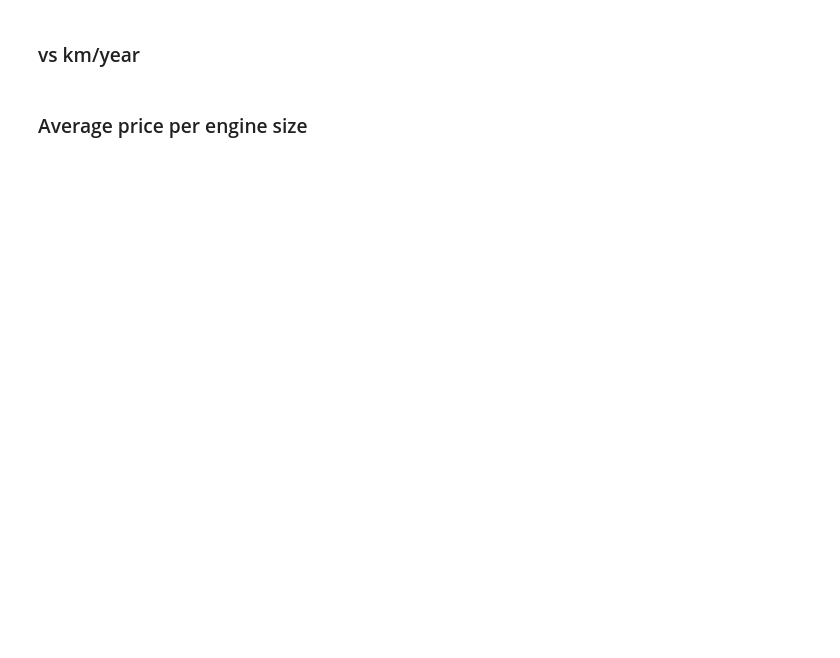
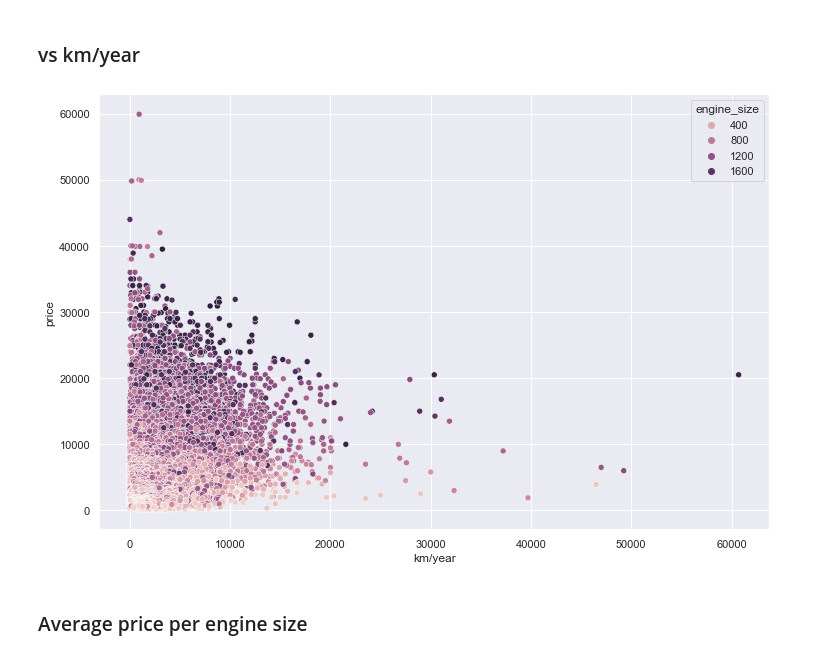
Before and after one commit to AnthonyDF/tresboncoin, a Jupyter notebook: notebooks/anthony/Model.ipynb, the cells around one changed output. Saved outputs shown, nothing was run; the diff lists cells and outputs as text; code cells hidden in the pictures; blank space fills up the shorter version.

```diff
--- a/notebooks/anthony/Model.ipynb
+++ b/notebooks/anthony/Model.ipynb
@@ -68,7 +80,9 @@ sns.scatterplot(x='age', y='price', hue='engine_size_db', data=data);
 # %% [markdown]
 ### vs km/year
 # %%
-sns.scatterplot(x='km/year', y='price', hue='engine_size_db',data=data);
+sns.scatterplot(x='km/year', y='price', hue='engine_size',data=data);
+# %% [output]
+[figure, added]
 # %% [markdown]
 ### Average price per engine size
 # %%
```
Also changed, not shown: parts of 26 cells of this notebook, 3 other files.
